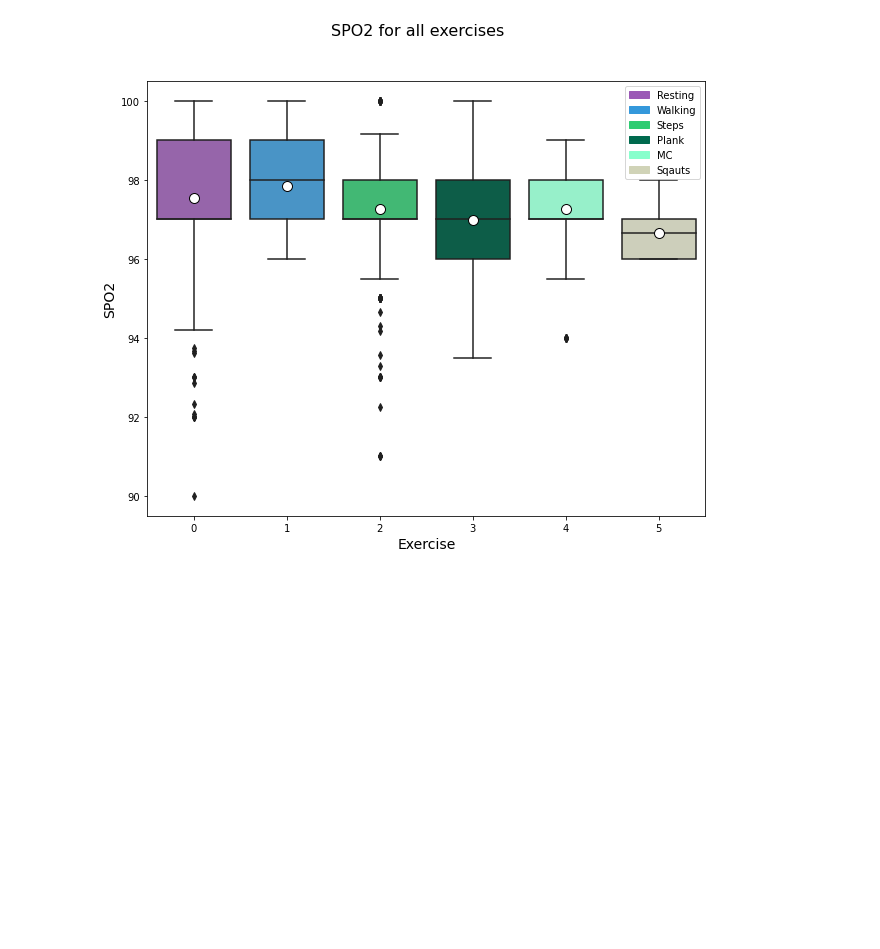
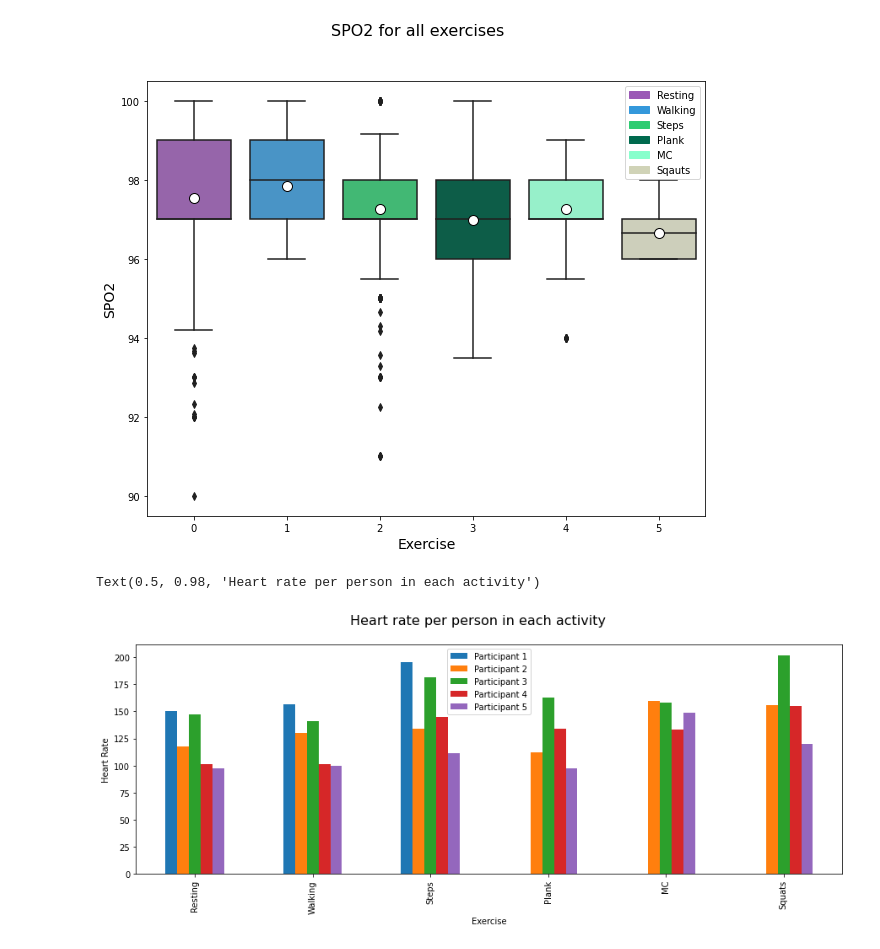
Before and after one commit to rushanmukherjee/Vitals-Classification-Data-Preparation, a Jupyter notebook: create_dataset/DS_data_group_18.ipynb, the cells around one changed output. Cells and saved outputs as stored; diff of their text form; code cells hidden in the pictures; blank space fills up the shorter version.

```diff
--- a/create_dataset/DS_data_group_18.ipynb
+++ b/create_dataset/DS_data_group_18.ipynb
@@ -532,6 +532,26 @@ plt.suptitle('SPO2 for all exercises', fontsize=16)
 Text(0.5, 0.98, 'SPO2 for all exercises')
 [figure]
 [figure]
+# %%
+means = temp_df.groupby(['exercise', 'person_id'])["heart_rate"].mean()
+means
+
+plotdata = pd.DataFrame({
+    "Participant 1":[means[0][1], means[1][1], means[2][1], 0,           0, 0],
+    "Participant 2":[means[0][2], means[1][2], means[2][2], means[3][2], means[4][2], means[5][2]],
+    "Participant 3":[means[0][3], means[1][3], means[2][3], means[3][3], means[4][3], means[5][3]],
+    "Participant 4":[means[0][4], means[1][4], means[2][4], means[3][4], means[4][4], means[5][4]],
+    "Participant 5":[means[0][5], means[1][5], means[2][5], means[3][5], means[4][5], means[5][5]],
+               },
+    index=["Resting", "Walking", "Steps", "Plank", "MC", "Squats"]
+               )
+plotdata.plot(kind="bar", figsize=(15,5))
+plt.xlabel("Exercise")
+plt.ylabel("Heart Rate")
+plt.suptitle('Heart rate per person in each activity', fontsize=16)
+# %% [output]
+Text(0.5, 0.98, 'Heart rate per person in each activity')
+[figure, added]
 # %%
 spo_resting = temp_df.loc[(temp_df['exercise'] == 0)].SPO.mean()
 spo_resting_base = temp_df.loc[(temp_df['exercise'] == 0)].spo_base.mean()
```
Also changed, not shown: parts of 1 cell of this notebook.
